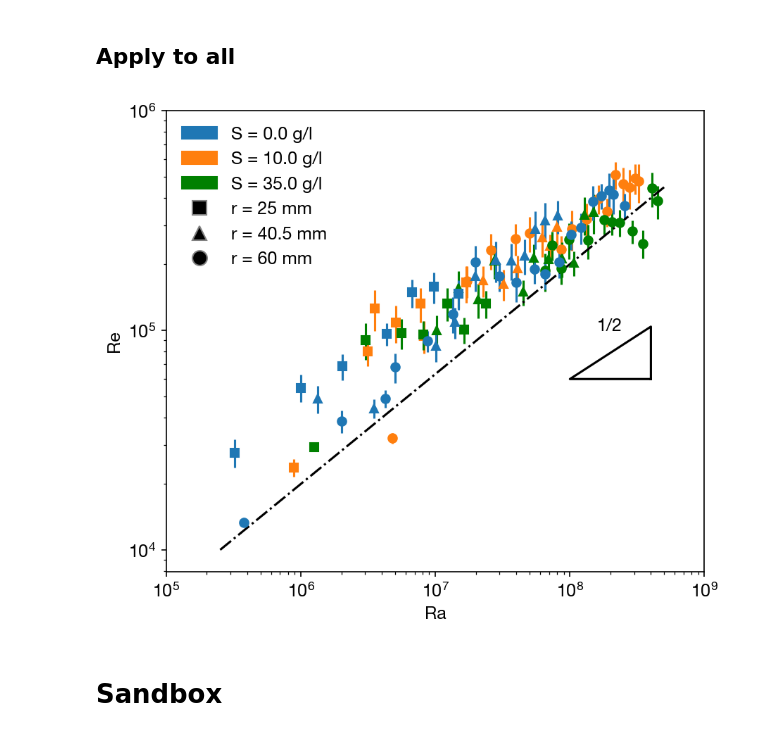
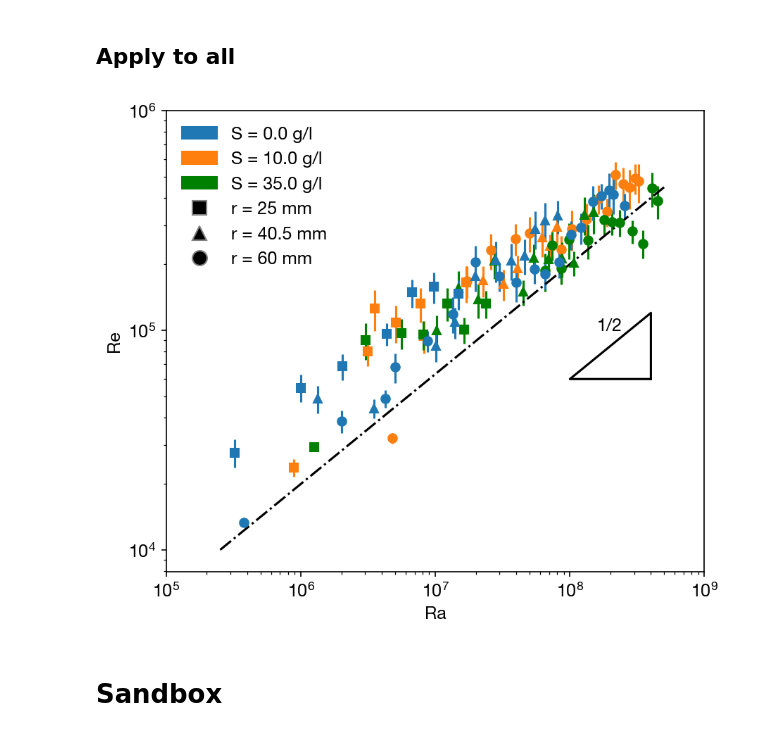
Before and after one commit to ebellincioni/floatingIce, a Jupyter notebook: 2024-05-09_PIV.ipynb, the cells around one changed output. Saved outputs shown, nothing was run; the diff lists cells and outputs as text; code cells hidden in the pictures.

```diff
--- a/2024-05-09_PIV.ipynb
+++ b/2024-05-09_PIV.ipynb
@@ -252,7 +252,7 @@ for _,folder in enumerate(folders):
 # axs['a)'].plot([4e8,4e8,1e8,4e8],[6e4,3**(4/9)*6e4,6e4,6e4],c='k')
 axs['a)'].plot(np.logspace(5.4,8.7,50),20*np.logspace(5.4,8.7,50)**(1/2),linestyle='-.',c='k')
 axs['a)'].annotate('1/2', xy=(10**8.2,10**5.0))
-axs['a)'].plot([4e8,4e8,1e8,4e8],[6e4,3**(1/2)*6e4,6e4,6e4],c='k')
+axs['a)'].plot([4e8,4e8,1e8,4e8],[6e4,4**(1/2)*6e4,6e4,6e4],c='k')
 for label,axi in axs.items():
     axi.set(xlabel='Ra',xscale='log',
             xlim=(1e5,1e9))
@@ -260,34 +260,34 @@ for label,axi in axs.items():
     #     label,
     #     xy=(0, 1), xycoords='axes fraction',
     #     xytext=(+0.5, -0.5), textcoords='offset fontsize',
     #     verticalalignment='top',
     #     bbox=dict(facecolor='none', edgecolor='none', pad=3.0))
 axs['a)'].set(ylabel='Re',ylim=(10**3.9,10**6.0),yscale='log')
 # axs['b)'].set(ylabel=r'Re/Ra$^{1/3}$')
 # axs['c)'].set(ylabel=r'Re/Ra$^{4/9}$')
 
 # access legend objects automatically created from data
 handles, labels = axs['a)'].get_legend_handles_labels()
 
 # create manual symbols for legend
 patch0 = mpatches.Patch(color=myColours[0], label='S = 0.0 g/l')
 patch1 = mpatches.Patch(color=myColours[1], label='S = 10.0 g/l')
 patch2 = mpatches.Patch(color=myColours[2], label='S = 35.0 g/l')
 point0 = Line2D([0], [0], label='r = 25 mm', marker=myMarkers[0], markersize=10,
          markeredgecolor='grey', markerfacecolor='k', linestyle='')
 point1 = Line2D([0], [0], label='r = 40.5 mm', marker=myMarkers[1], markersize=10,
          markeredgecolor='grey', markerfacecolor='k', linestyle='')
 point2 = Line2D([0], [0], label='r = 60 mm', marker=myMarkers[2], markersize=10,
          markeredgecolor='grey', markerfacecolor='k', linestyle='')
 
 # add manual symbols to auto legend
 handles.extend([patch0, patch1, patch2, point0,point1,point2])
 axs['a)'].legend(handles=handles,loc='upper left',frameon=False)
 
 # plt.savefig('/Users/edoardo/Library/CloudStorage/OneDrive-UniversityofTwente/floating/graphics/ReRa.pdf',format='pdf',bbox_inches='tight')
 plt.show()
 # %% [output]
-[figure, old version]
+[figure, new version]
 # %% [markdown]
 # Sandbox
 # %%
```
Also changed, not shown: 2 other files.
